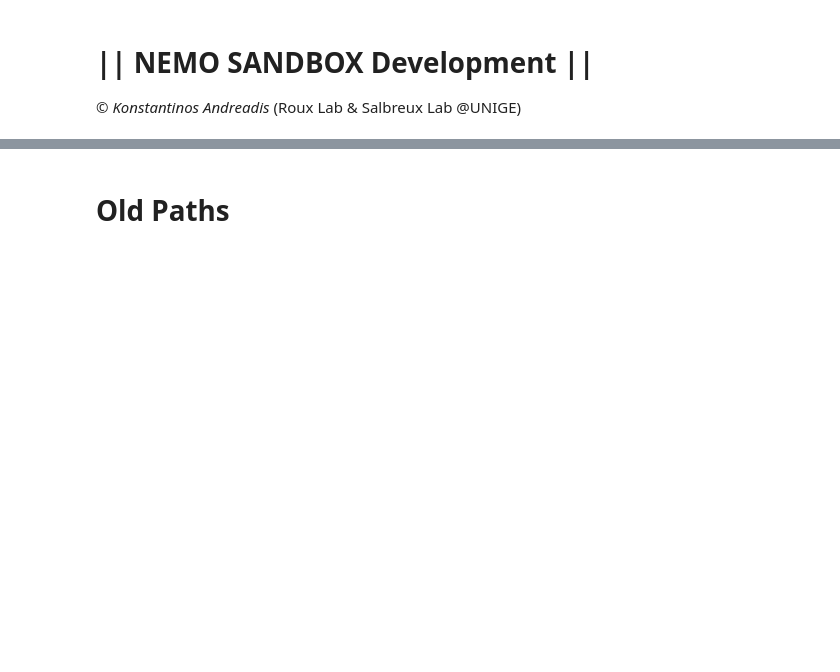
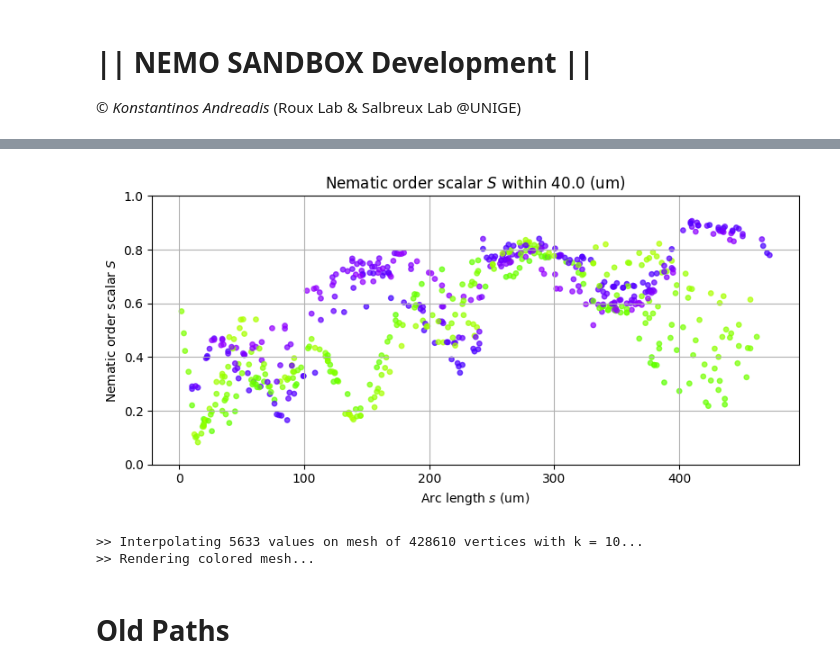
Before and after one commit to unige-biochem/nemo, a Jupyter notebook: debugging/sandbox.ipynb, the cells around one changed output, grey strips where cells are left out. Cells and saved outputs as stored; diff of their text form; code cells hidden in the pictures; blank space fills up the shorter version.

```diff
--- a/debugging/sandbox.ipynb
+++ b/debugging/sandbox.ipynb
@@ -19,3 +248,25 @@ from matplotlib.colors import ListedColormap, BoundaryNorm
+# %%
+crop_mask = (abs(dir_phi) > np.radians(80)) & (abs(dir_phi) < np.radians(100))
+img_unit = "um"
+plt.figure(figsize=(8, 4))
+plt.scatter(dir_s[crop_mask], order_s[crop_mask],
+            c=visuals.color_scalar(dir_phi[crop_mask], manual_vminmax=[-np.pi, np.pi], cmap="hsv"), s=15, alpha=0.7)
+plt.xlabel(f'Arc length $s$ ({img_unit})')
+plt.ylabel(fr'Nematic order scalar $S$')
+plt.title(fr'Nematic order scalar $S$ within {length_scale} ({img_unit}) ')
+plt.grid(True)
+plt.tight_layout()
+plt.ylim(0, 1)
+plt.show()
+# %% [output]
+[figure, added]
+# %%
+visuals.view_colored_mesh(mesh, vert_colors=visuals.color_scalar(
+    analysis.interpolate_on_mesh(values=order_s, mesh=mesh, value_idxs=idxs_sel), manual_vminmax=[0, 1],
+    cmap="Spectral"), mesh_shading="flat", mesh_blending="opaque", mesh_opacity=1.0)
+# %% [output]
+>> Interpolating 5633 values on mesh of 428610 vertices with k = 10...
+>> Rendering colored mesh...
 # %% [markdown]
 # Old Paths
 # %%
```
Also changed, not shown: parts of 13 cells of this notebook, 2 other files.
